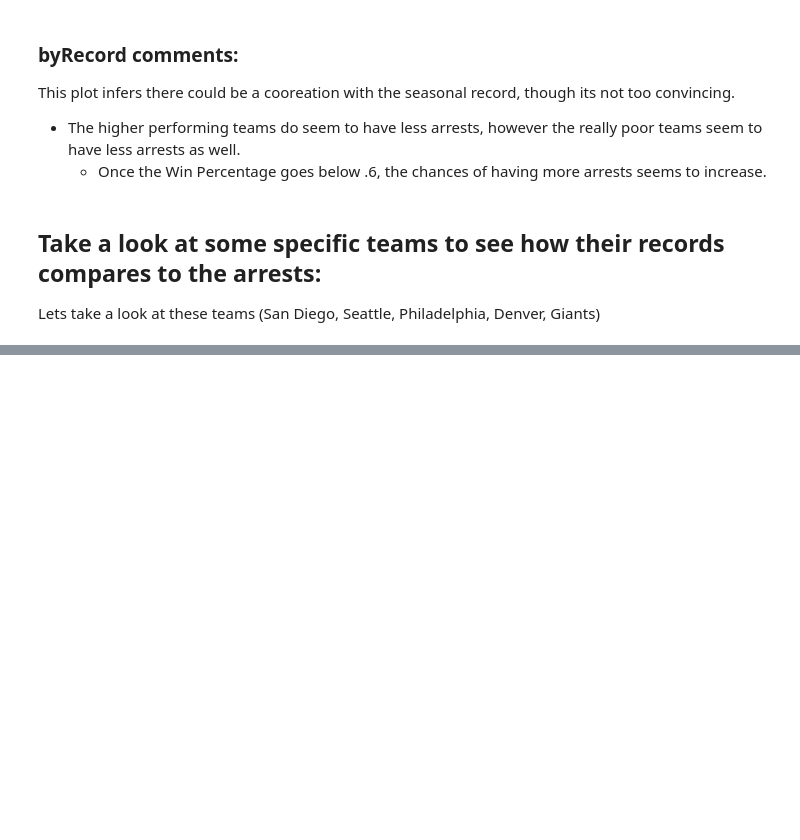
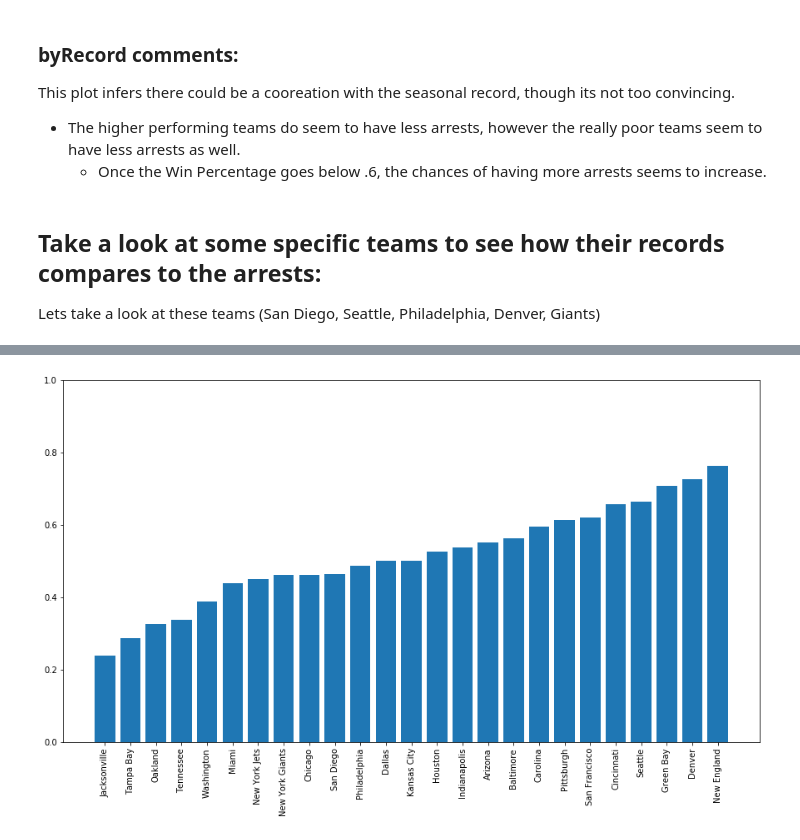
Before and after one commit to erictuscanes/Group-Project, a Jupyter notebook: NFL Arrests Notebook.ipynb, the cells around one changed output, grey strips where cells are left out. Cells and saved outputs as stored; diff of their text form; code cells hidden in the pictures; blank space fills up the shorter version.

Commit message:
Added a few more features to specific teams plotting.

```diff
--- a/NFL Arrests Notebook.ipynb
+++ b/NFL Arrests Notebook.ipynb
@@ -586,3 +586,7 @@ nfl_merged.tail()
 | 963 | 2015 | 12 | Sunday | 1:00:00 PM | Washington | New York Giants | 20 | 14 | NaN | ... |
 | 964 | 2015 | 13 | Monday | 8:30:00 PM | Washington | Dallas | 16 | 19 | NaN | ... |
 | 965 | 2015 | 15 | Sunday | 1:00:00 PM | Washington | Buffalo | 35 | 25 | NaN | ... |
+# %%
+byHome = nfl_merged.groupby('home_team')
+byHome = byHome.mean().sort_values(by='Total WinPct')
+byHome
@@ -588,0 +612,16 @@ nfl_merged.tail()
+# %%
+# Plot the teams in a bar chart for the 2011 season:
+
+x_axis = np.arange(0, len(byHome))
+
+# Plot figure
+fig, ax = plt.subplots(figsize=(15,8))
+ax.bar(data=byHome, x=byHome.index, height='Total WinPct', align='center')
+
+# Rotate x-axis and set y limit
+ax.set_ylim(0,1)
+plt.xticks(rotation='vertical')
+
+plt.show()
+# %% [output]
+[figure, added]
```
Also changed, not shown: parts of 2 cells of this notebook.
